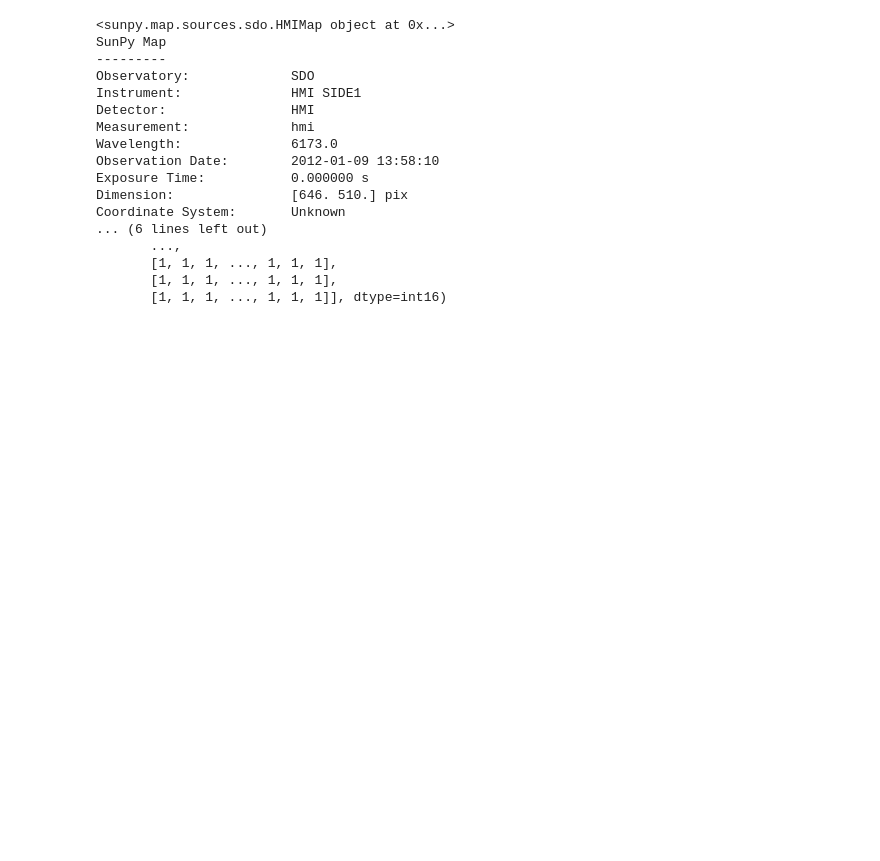
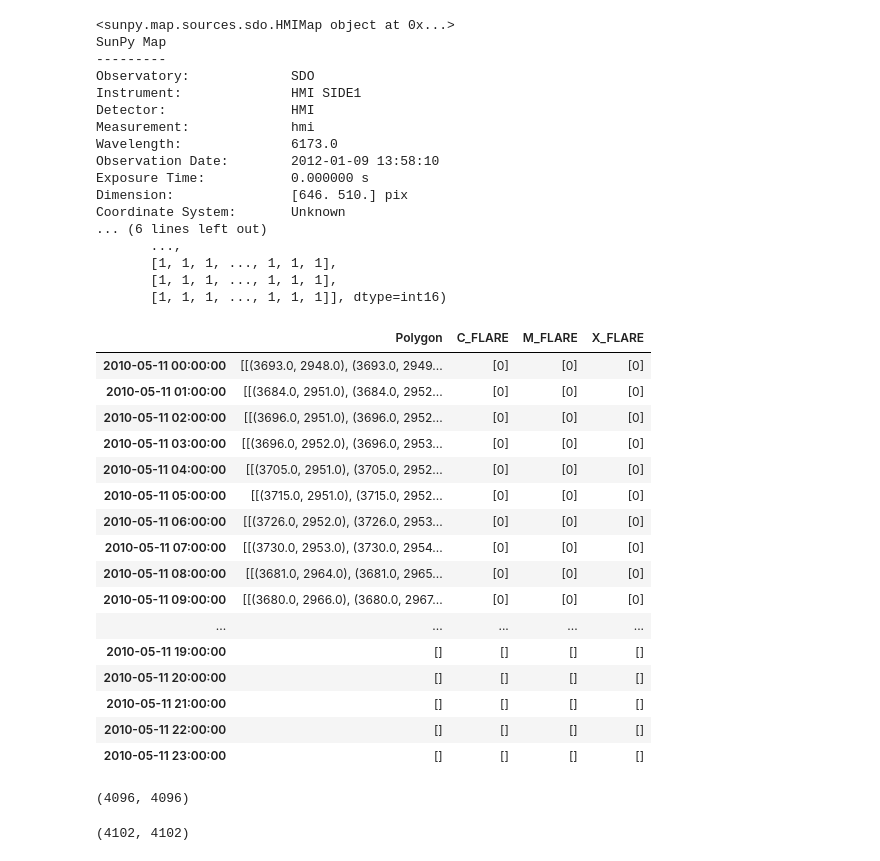
Before and after one commit to akisen/Predict_Solar_Flare_Mrcnn, a Jupyter notebook: src_dataset/Checking_Dataset.ipynb, the cells around one changed output. Drawn from its saved outputs; the diff is of its cells as text; code cells hidden in the pictures; blank space fills up the shorter version.

```diff
--- a/src_dataset/Checking_Dataset.ipynb
+++ b/src_dataset/Checking_Dataset.ipynb
@@ -168,3 +168,40 @@ Coordinate System:       Unknown
        [1, 1, 1, ..., 1, 1, 1],
        [1, 1, 1, ..., 1, 1, 1],
        [1, 1, 1, ..., 1, 1, 1]], dtype=int16)
+# %%
+path = "/home/akito/Documents/Predict_Solar_Flare_Mrcnn/coord_dfs/201005coord_df.pickle"
+pickle_load(path).loc["20100511"]
+# %% [output]
+|  | Polygon | C_FLARE | M_FLARE | X_FLARE |
+| 2010-05-11 00:00:00 | [[(3693.0, 2948.0), (3693.0, 2949... | [0] | [0] | [0] |
+| 2010-05-11 01:00:00 | [[(3684.0, 2951.0), (3684.0, 2952... | [0] | [0] | [0] |
+| 2010-05-11 02:00:00 | [[(3696.0, 2951.0), (3696.0, 2952... | [0] | [0] | [0] |
+| 2010-05-11 03:00:00 | [[(3696.0, 2952.0), (3696.0, 2953... | [0] | [0] | [0] |
+| 2010-05-11 04:00:00 | [[(3705.0, 2951.0), (3705.0, 2952... | [0] | [0] | [0] |
+| 2010-05-11 05:00:00 | [[(3715.0, 2951.0), (3715.0, 2952... | [0] | [0] | [0] |
+| 2010-05-11 06:00:00 | [[(3726.0, 2952.0), (3726.0, 2953... | [0] | [0] | [0] |
+| 2010-05-11 07:00:00 | [[(3730.0, 2953.0), (3730.0, 2954... | [0] | [0] | [0] |
+| 2010-05-11 08:00:00 | [[(3681.0, 2964.0), (3681.0, 2965... | [0] | [0] | [0] |
+| 2010-05-11 09:00:00 | [[(3680.0, 2966.0), (3680.0, 2967... | [0] | [0] | [0] |
+| ... | ... | ... | ... | ... |
+| 2010-05-11 19:00:00 | [] | [] | [] | [] |
+| 2010-05-11 20:00:00 | [] | [] | [] | [] |
+| 2010-05-11 21:00:00 | [] | [] | [] | [] |
+| 2010-05-11 22:00:00 | [] | [] | [] | [] |
+| 2010-05-11 23:00:00 | [] | [] | [] | [] |
+# %%
+import sunpy.map
+path = "/media/akito/Data/HMI_REGION/2010/201005/hmi.M_45s.20100501_000000_TAI.2.magnetogram.fits"
+map = sunpy.map.Map(path)
+map.data.shape
+# %% [output]
+(4096, 4096)
+# %%
+import cv2
+import astropy.units as u
+map=sunpy.map.Map(path)
+map_rotated = map.rotate(angle = -1*float(map.meta["crota2"])*u.deg)
+cv2.imwrite("test.png",map_rotated.data)
+map_rotated.data.shape
+# %% [output]
+(4102, 4102)
```
Also changed, not shown: parts of 1 cell of this notebook, 19 other files.
